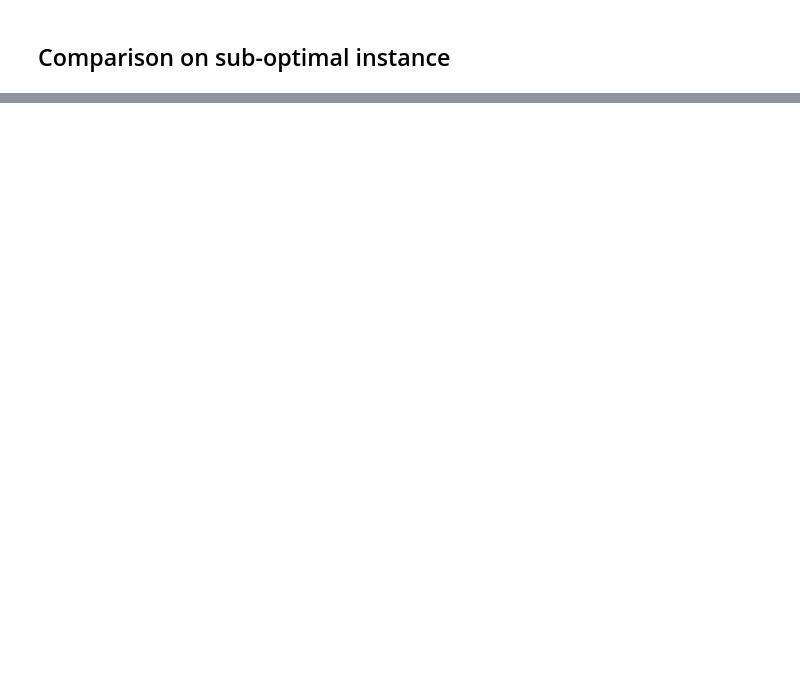
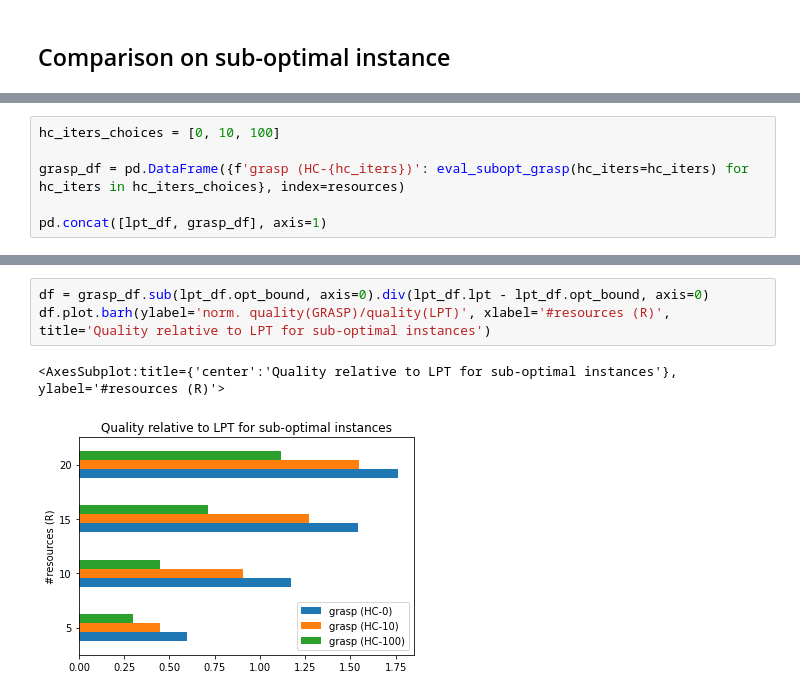
Before and after one commit to matyama/makespan-poc, a Jupyter notebook: notebooks/grasp.ipynb, the cells around one changed output, grey strips where cells are left out. Drawn from its saved outputs; the diff is of its cells as text; blank space fills up the shorter version.

```diff
--- a/notebooks/grasp.ipynb
+++ b/notebooks/grasp.ipynb
@@ -59,0 +66,6 @@ df.plot.barh(ylabel='norm. quality(GRASP)/quality(LPT)', xlabel='#resources (R)'
+# %%
+hc_iters_choices = [0, 10, 100]
+
+grasp_df = pd.DataFrame({f'grasp (HC-{hc_iters})': eval_subopt_grasp(hc_iters=hc_iters) for hc_iters in hc_iters_choices}, index=resources)
+
+pd.concat([lpt_df, grasp_df], axis=1)
@@ -59,0 +78,6 @@ df.plot.barh(ylabel='norm. quality(GRASP)/quality(LPT)', xlabel='#resources (R)'
+# %%
+df = grasp_df.sub(lpt_df.opt_bound, axis=0).div(lpt_df.lpt - lpt_df.opt_bound, axis=0)
+df.plot.barh(ylabel='norm. quality(GRASP)/quality(LPT)', xlabel='#resources (R)', title='Quality relative to LPT for sub-optimal instances')
+# %% [output]
+<AxesSubplot:title={'center':'Quality relative to LPT for sub-optimal instances'}, ylabel='#resources (R)'>
+[figure, added]
```
Also changed, not shown: parts of 11 cells of this notebook, 1 other file.
